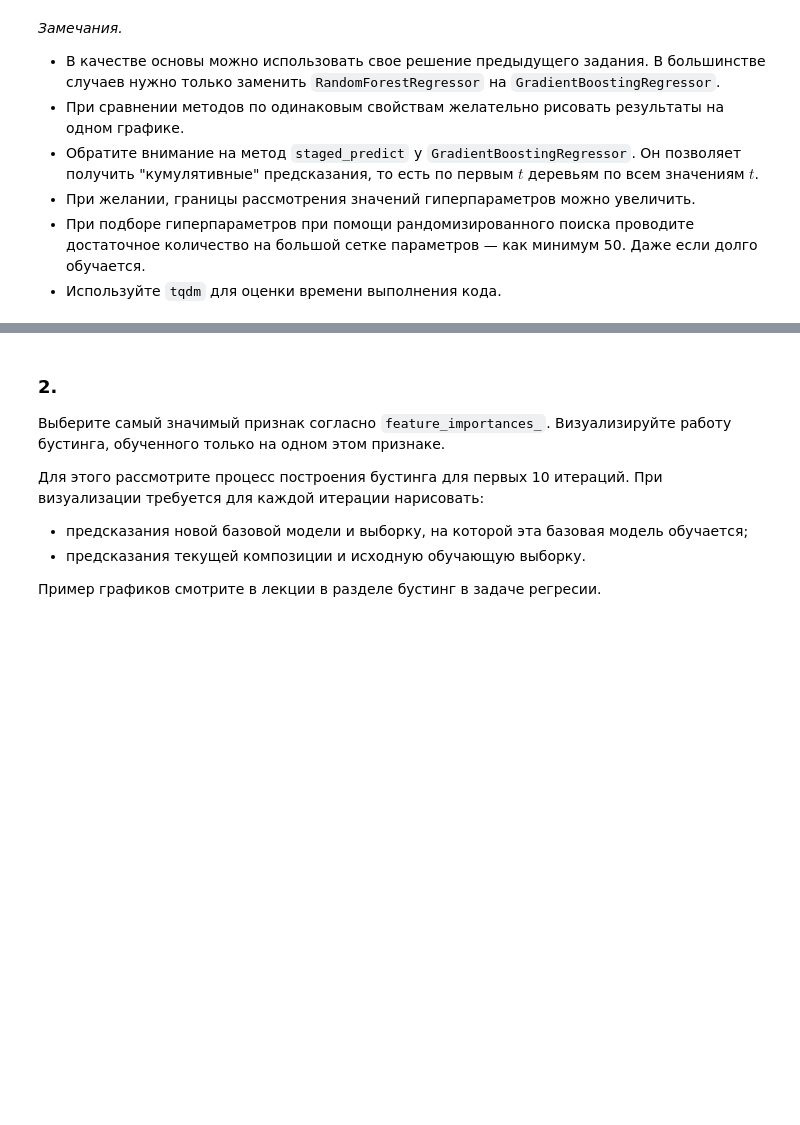
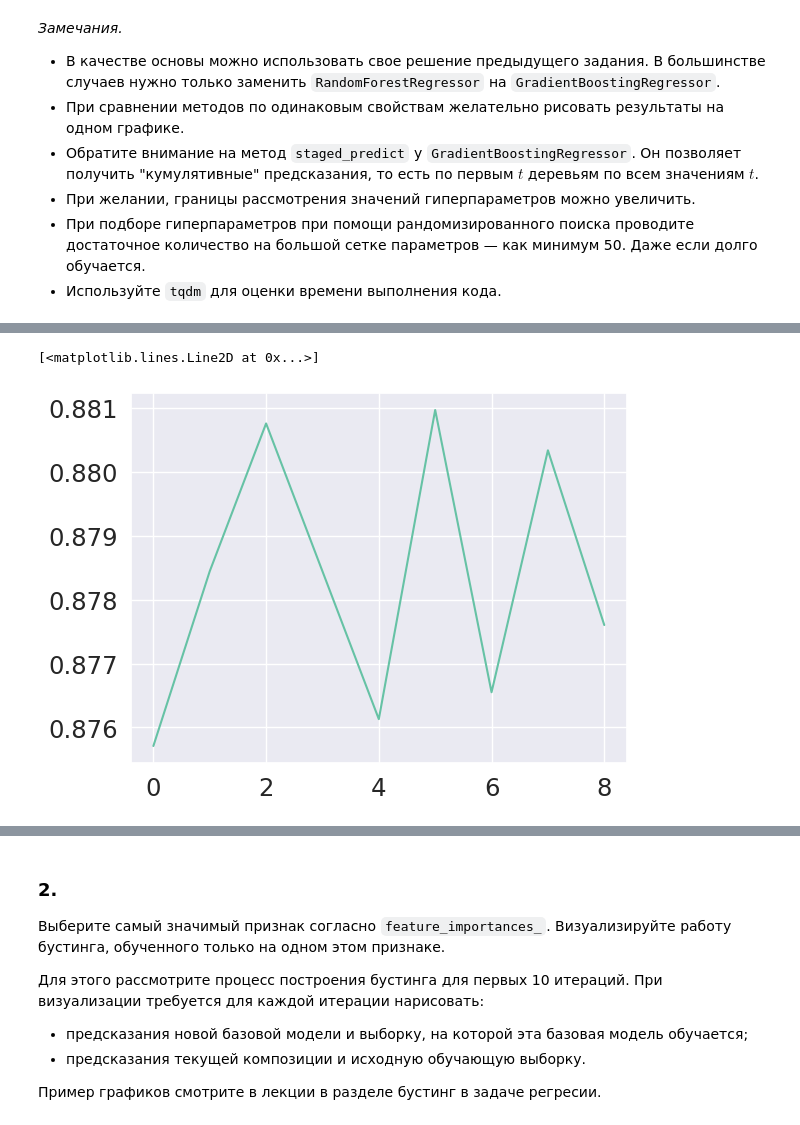
Before and after one commit to NMashalov/2023_OpenMipt_course, a Jupyter notebook: lesson7/dz7.ipynb, the cells around one changed output, grey strips where cells are left out. Saved outputs shown, nothing was run; the diff lists cells and outputs as text; code cells hidden in the pictures; blank space fills up the shorter version.

```diff
--- a/lesson7/dz7.ipynb
+++ b/lesson7/dz7.ipynb
@@ -179,0 +322,12 @@ X, y = data.drop("RMSD", axis=1), data.RMSD
+# %%
+from sklearn.model_selection import GridSearchCV
+estimator=GradientBoostingClassifier(random_state=42)
+param_grid={
+      'max_depth': [3,5,7],
+      'n_estimators': [10,50,100],
+      'learning_rate': [2,1.5,1,0.5,0.1]
+}
+
+tree_gridsearch = GridSearchCV(estimator,param_grid,verbose=2)
+# %%
+tree_gridsearch.fit(X_train,y_train)
@@ -179,0 +399,6 @@ X, y = data.drop("RMSD", axis=1), data.RMSD
+# %%
+params ={'learning_rate': 0.1, 'max_depth': 7, 'n_estimators': 100}
+plt.plot([GradientBoostingClassifier(**params,max_features=feat_dim).fit(X_train,y_train).score(X_test,y_test) for feat_dim in tqdm(range(1,len(X_train.columns)))])
+# %% [output]
+[<matplotlib.lines.Line2D at 0x...>]
+[figure, added]
```
Also changed, not shown: parts of 70 cells of this notebook.
